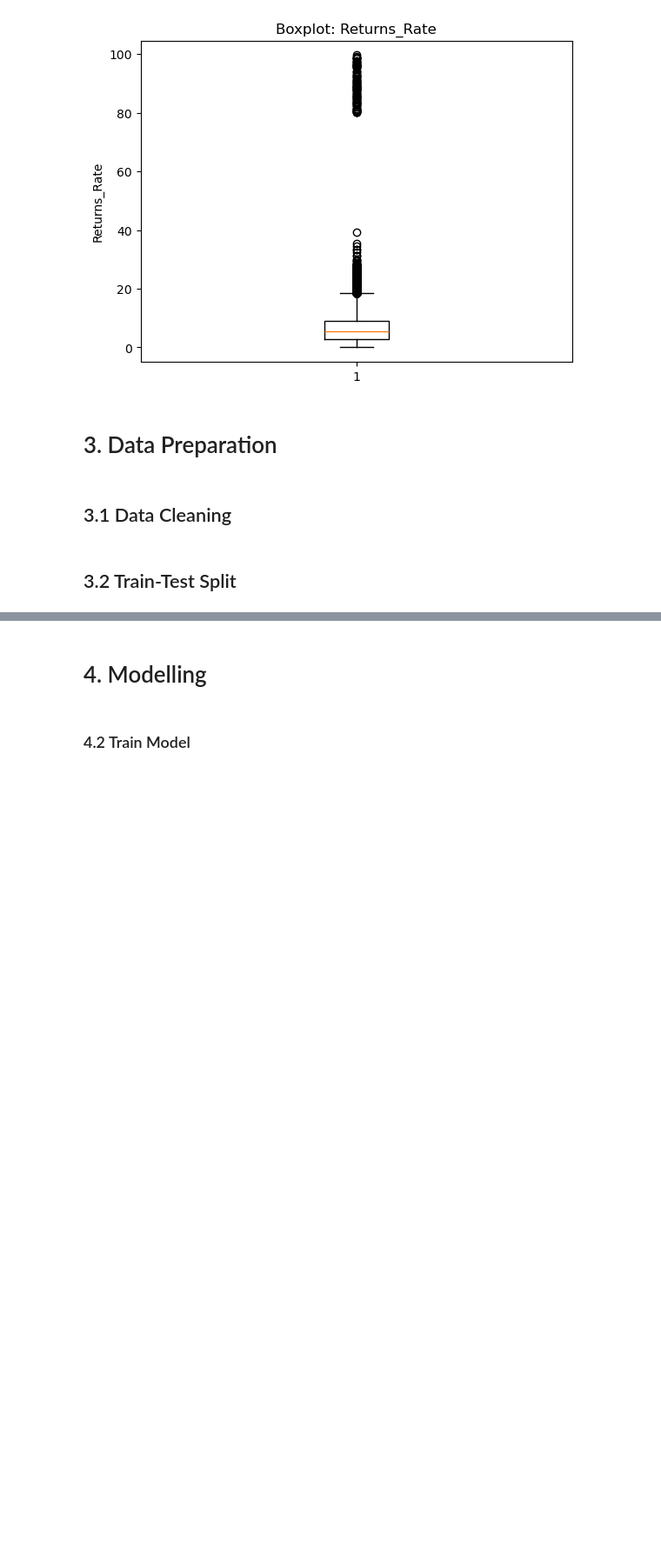
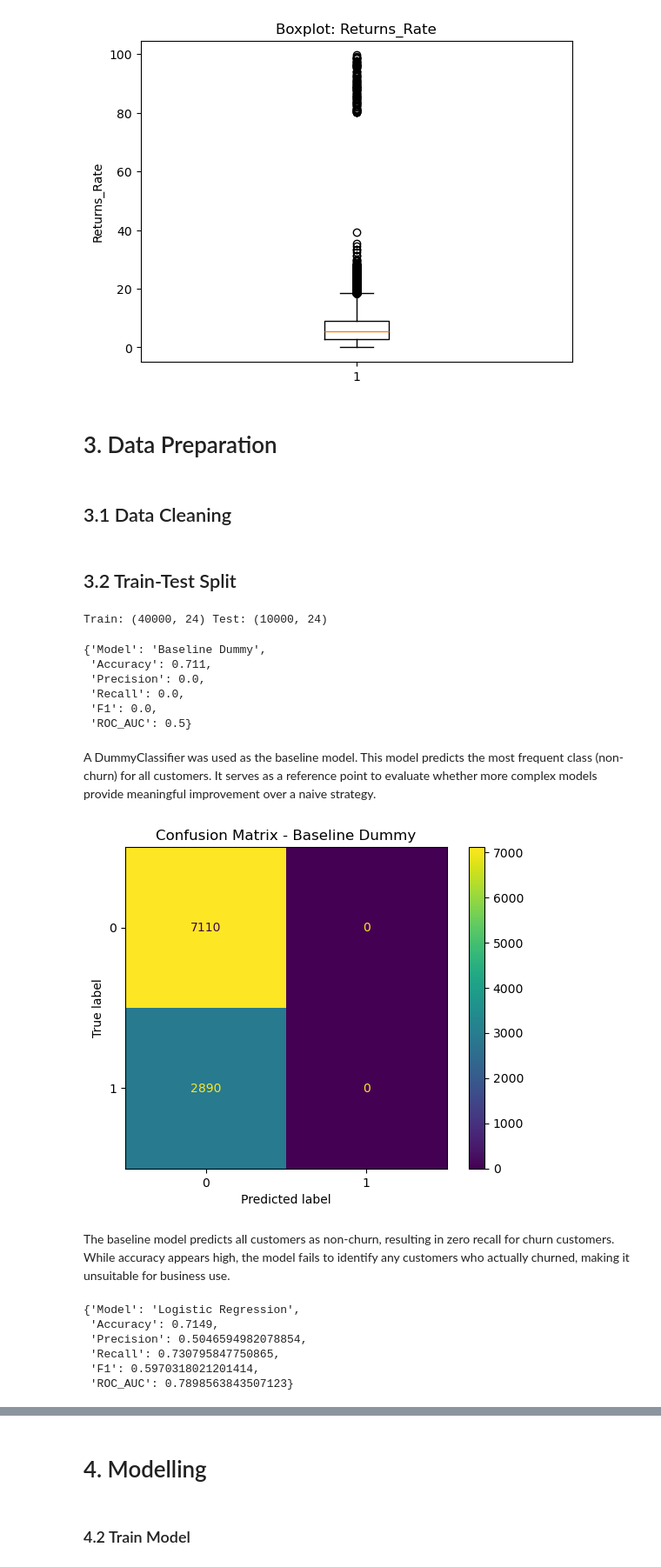
Before and after one commit to sweth-sudhi/MLDP_project_Swetha, a Jupyter notebook: mldp prjt code/MLDP Program Codes Submission Template (1).ipynb, the cells around one changed output, grey strips where cells are left out. Shown at 87% size. Cells and saved outputs as stored; diff of their text form; code cells hidden in the pictures; blank space fills up the shorter version.

Commit message:
logistic regression trained and evaluated

```diff
--- a/mldp prjt code/MLDP Program Codes Submission Template (1).ipynb
+++ b/mldp prjt code/MLDP Program Codes Submission Template (1).ipynb
@@ -271,6 +271,10 @@ y = df[TARGET]
 X_train, X_test, y_train, y_test = train_test_split(
     X, y,
     test_size=0.2,
-    random_state=42,
+    random_state=RANDOM_STATE,
     stratify=y
 )
+
+print("Train:", X_train.shape, "Test:", X_test.shape)
+# %% [output]
+Train: (40000, 24) Test: (10000, 24)
@@ -276,0 +318,50 @@ X_train, X_test, y_train, y_test = train_test_split(
+# %%
+baseline_pipe = Pipeline([
+    ("preprocess", preprocessor),
+    ("model", DummyClassifier(strategy="most_frequent", random_state=RANDOM_STATE))
+])
+
+baseline_pipe.fit(X_train, y_train)
+baseline_result = evaluate_pipe(baseline_pipe, X_test, y_test, "Baseline Dummy")
+baseline_result
+# %% [output]
+{'Model': 'Baseline Dummy',
+ 'Accuracy': 0.711,
+ 'Precision': 0.0,
+ 'Recall': 0.0,
+ 'F1': 0.0,
+ 'ROC_AUC': 0.5}
+# %% [markdown]
+A DummyClassifier was used as the baseline model.
+This model predicts the most frequent class (non-churn) for all customers.
+It serves as a reference point to evaluate whether more complex models
+provide meaningful improvement over a naive strategy.
+# %%
+ConfusionMatrixDisplay.from_estimator(baseline_pipe, X_test, y_test)
+plt.title("Confusion Matrix - Baseline Dummy")
+plt.show()
+# %% [output]
+[figure, added]
+# %% [markdown]
+The baseline model predicts all customers as non-churn, resulting in
+zero recall for churn customers. While accuracy appears high, the model
+fails to identify any customers who actually churned, making it unsuitable
+for business use.
+# %%
+from sklearn.linear_model import LogisticRegression
+
+logreg_pipe = Pipeline([
+    ("preprocess", preprocessor),
+    ("model", LogisticRegression(max_iter=1000, class_weight="balanced", random_state=42))
+])
+
+logreg_pipe.fit(X_train, y_train)
+logreg_result = evaluate_pipe(logreg_pipe, X_test, y_test, "Logistic Regression")
+logreg_result
+# %% [output]
+{'Model': 'Logistic Regression',
+ 'Accuracy': 0.7149,
+ 'Precision': 0.5046594982078854,
+ 'Recall': 0.730795847750865,
+ 'F1': 0.5970318021201414,
+ 'ROC_AUC': 0.7898563843507123}
```
Also changed, not shown: parts of 7 cells of this notebook.
